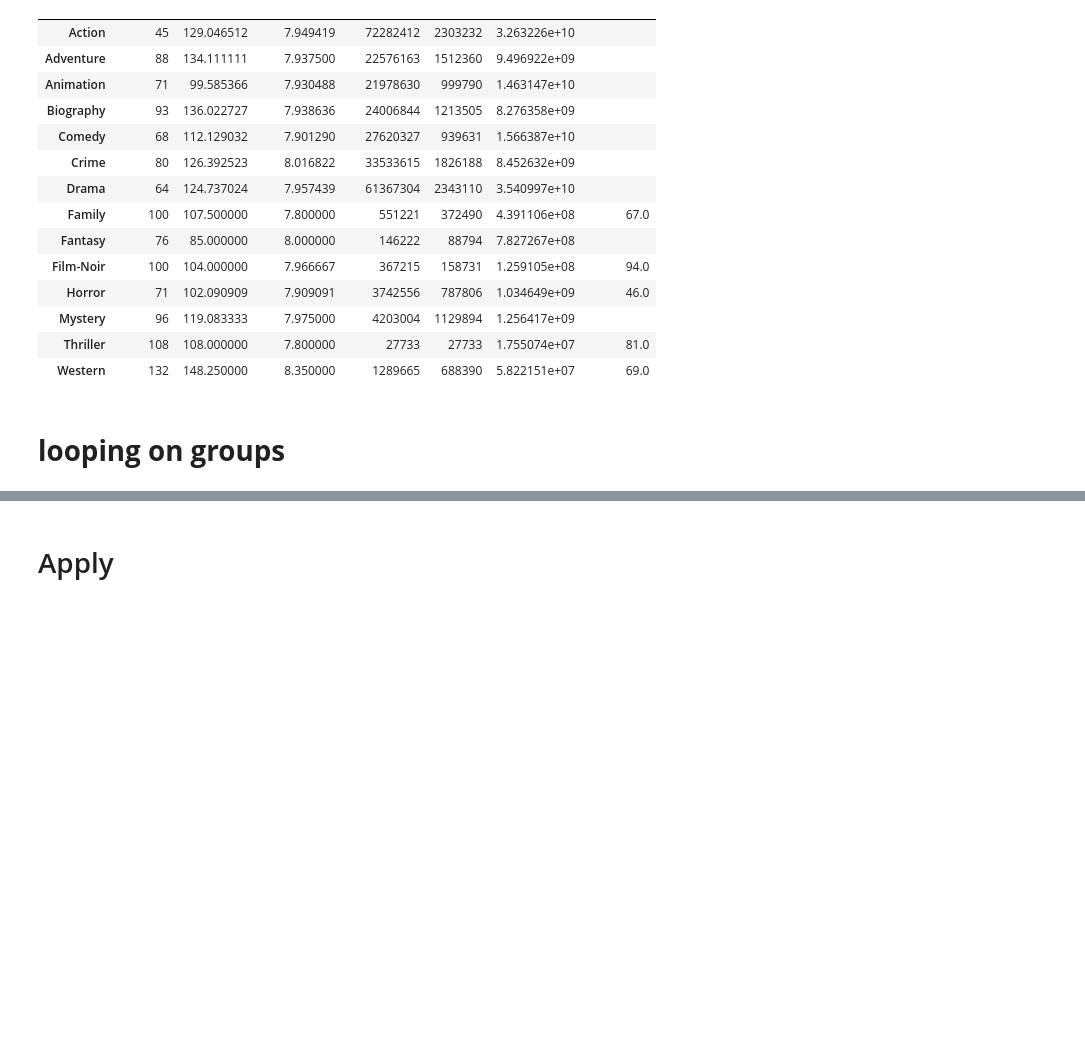
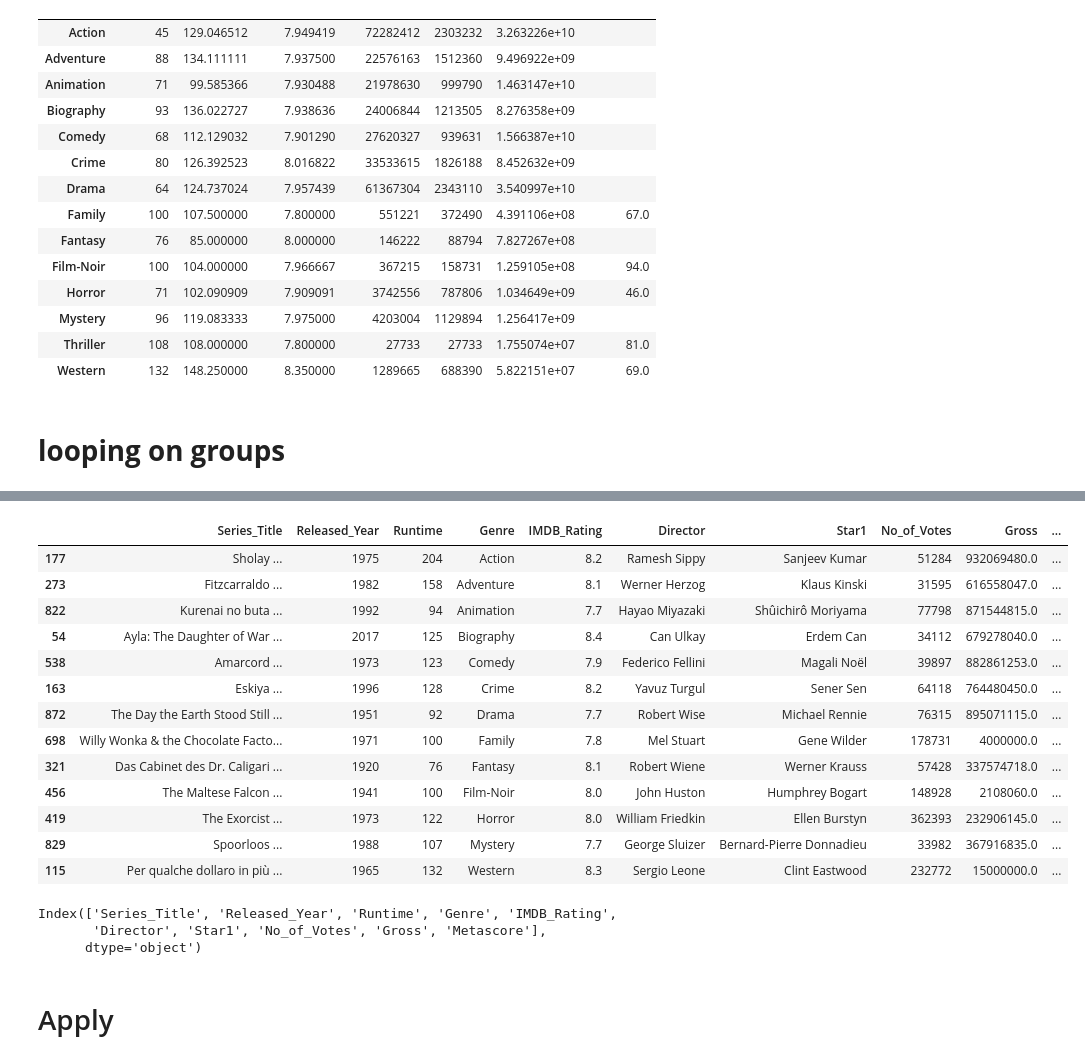
Before and after one commit to thekhushal/Learning, a Jupyter notebook: DataScience/92_CampusX_DSMP/session_19_groupby_objects.ipynb, the cells around one changed output, grey strips where cells are left out. Cells and saved outputs as stored; diff of their text form; code cells hidden in the pictures; blank space fills up the shorter version.

```diff
--- a/DataScience/92_CampusX_DSMP/session_19_groupby_objects.ipynb
+++ b/DataScience/92_CampusX_DSMP/session_19_groupby_objects.ipynb
@@ -391,6 +391,38 @@ df
 | 81 | Rear Window ... | 1954 | 112 | Mystery | 8.4 | Alfred Hitchcock | James Stewart | 444074 | 36764313.0 | ... |
 | 700 | Wait Until Dark ... | 1967 | 108 | Thriller | 7.8 | Terence Young | Audrey Hepburn | 27733 | 17550741.0 | ... |
 | 12 | Il buono, il brutto, il cattivo ... | 1966 | 161 | Western | 8.8 | Sergio Leone | Clint Eastwood | 688390 | 6100000.0 | ... |
+# %%
+# second highest gross in each genre
+dfl = []
+
+for group, data in movies.groupby("Genre"):
+    data = data.sort_values(by="Gross", ascending=False)
+    if len(data) > 1:
+        dfl.append(data.iloc[1])
+
+df = pd.DataFrame(dfl)
+df
+# %% [output]
+|  | Series_Title | Released_Year | Runtime | Genre | IMDB_Rating | Director | Star1 | No_of_Votes | Gross | ... |
+| 177 | Sholay ... | 1975 | 204 | Action | 8.2 | Ramesh Sippy | Sanjeev Kumar | 51284 | 932069480.0 | ... |
+| 273 | Fitzcarraldo ... | 1982 | 158 | Adventure | 8.1 | Werner Herzog | Klaus Kinski | 31595 | 616558047.0 | ... |
+| 822 | Kurenai no buta ... | 1992 | 94 | Animation | 7.7 | Hayao Miyazaki | Shûichirô Moriyama | 77798 | 871544815.0 | ... |
+| 54 | Ayla: The Daughter of War ... | 2017 | 125 | Biography | 8.4 | Can Ulkay | Erdem Can | 34112 | 679278040.0 | ... |
+| 538 | Amarcord ... | 1973 | 123 | Comedy | 7.9 | Federico Fellini | Magali Noël | 39897 | 882861253.0 | ... |
+| 163 | Eskiya ... | 1996 | 128 | Crime | 8.2 | Yavuz Turgul | Sener Sen | 64118 | 764480450.0 | ... |
+| 872 | The Day the Earth Stood Still ... | 1951 | 92 | Drama | 7.7 | Robert Wise | Michael Rennie | 76315 | 895071115.0 | ... |
+| 698 | Willy Wonka & the Chocolate Facto... | 1971 | 100 | Family | 7.8 | Mel Stuart | Gene Wilder | 178731 | 4000000.0 | ... |
+| 321 | Das Cabinet des Dr. Caligari ... | 1920 | 76 | Fantasy | 8.1 | Robert Wiene | Werner Krauss | 57428 | 337574718.0 | ... |
+| 456 | The Maltese Falcon ... | 1941 | 100 | Film-Noir | 8.0 | John Huston | Humphrey Bogart | 148928 | 2108060.0 | ... |
+| 419 | The Exorcist ... | 1973 | 122 | Horror | 8.0 | William Friedkin | Ellen Burstyn | 362393 | 232906145.0 | ... |
+| 829 | Spoorloos ... | 1988 | 107 | Mystery | 7.7 | George Sluizer | Bernard-Pierre Donnadieu | 33982 | 367916835.0 | ... |
+| 115 | Per qualche dollaro in più ... | 1965 | 132 | Western | 8.3 | Sergio Leone | Clint Eastwood | 232772 | 15000000.0 | ... |
+# %%
+movies.columns
+# %% [output]
+Index(['Series_Title', 'Released_Year', 'Runtime', 'Genre', 'IMDB_Rating',
+       'Director', 'Star1', 'No_of_Votes', 'Gross', 'Metascore'],
+      dtype='object')
 # %% [markdown]
 # Apply
 # %%
```
Also changed, not shown: parts of 6 cells of this notebook.
